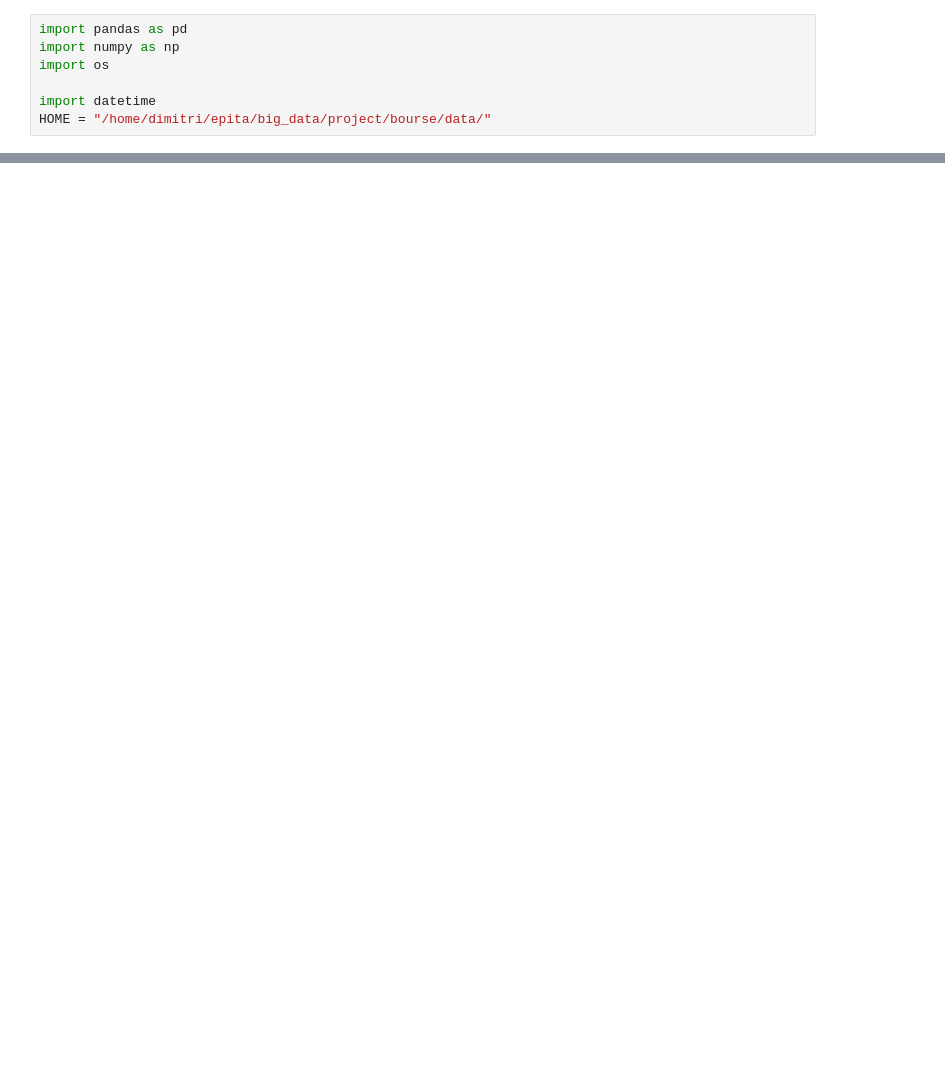
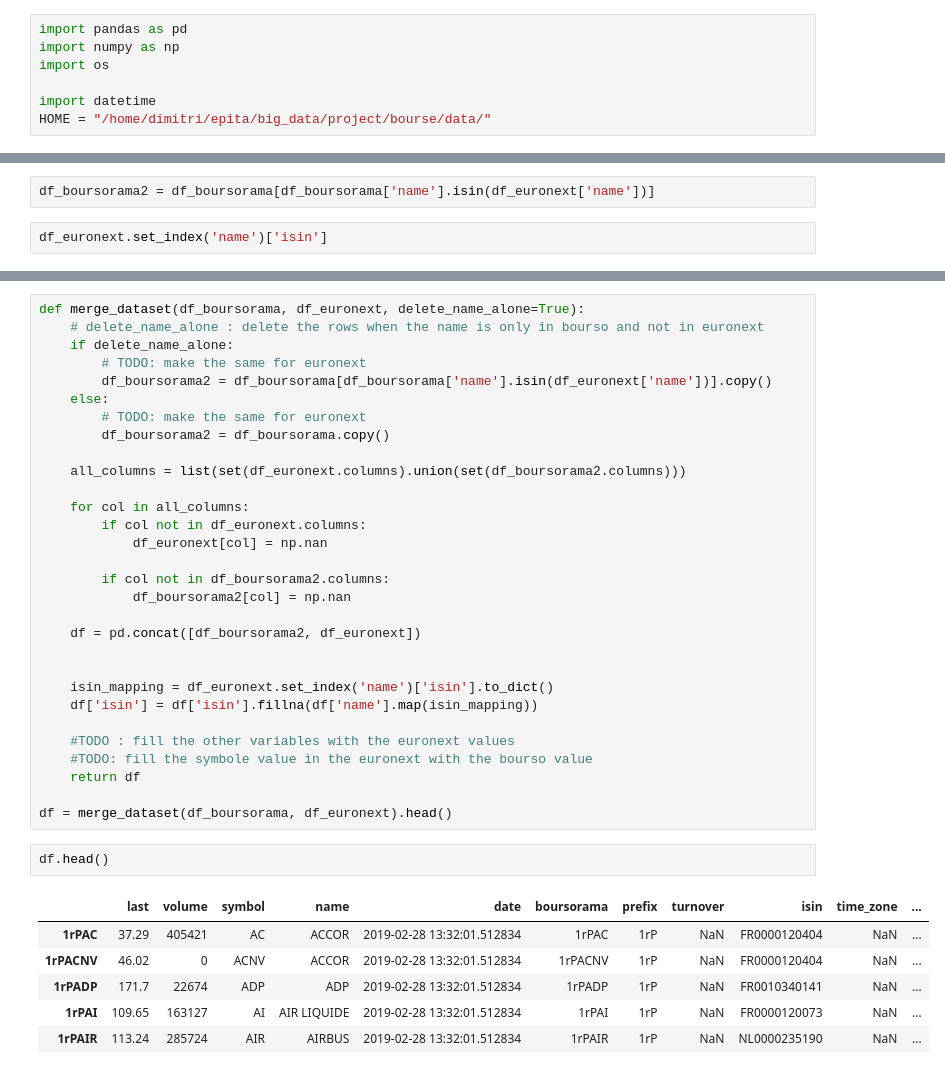
Before and after one commit to JulesRD/FinanceProject, a Jupyter notebook: etl/df_show.ipynb, the cells around one changed output, grey strips where cells are left out. Saved outputs shown, nothing was run; the diff lists cells and outputs as text; blank space fills up the shorter version.

```diff
--- a/etl/df_show.ipynb
+++ b/etl/df_show.ipynb
@@ -175,0 +192,4 @@ Number of files in the directory: 775
+# %%
+df_boursorama2 = df_boursorama[df_boursorama['name'].isin(df_euronext['name'])]
+# %%
+df_euronext.set_index('name')['isin']
@@ -175,0 +210,39 @@ Number of files in the directory: 775
+# %%
+def merge_dataset(df_boursorama, df_euronext, delete_name_alone=True):
+    # delete_name_alone : delete the rows when the name is only in bourso and not in euronext
+    if delete_name_alone:
+        # TODO: make the same for euronext
+        df_boursorama2 = df_boursorama[df_boursorama['name'].isin(df_euronext['name'])].copy()
+    else:
+        # TODO: make the same for euronext
+        df_boursorama2 = df_boursorama.copy()
+
+    all_columns = list(set(df_euronext.columns).union(set(df_boursorama2.columns)))
+
+    for col in all_columns:
+        if col not in df_euronext.columns:
+            df_euronext[col] = np.nan
+
+        if col not in df_boursorama2.columns:
+            df_boursorama2[col] = np.nan
+
+    df = pd.concat([df_boursorama2, df_euronext])
+
+
+    isin_mapping = df_euronext.set_index('name')['isin'].to_dict()
+    df['isin'] = df['isin'].fillna(df['name'].map(isin_mapping))
+
+    #TODO : fill the other variables with the euronext values
+    #TODO: fill the symbole value in the euronext with the bourso value
+    return df
+
+df = merge_dataset(df_boursorama, df_euronext).head()
+# %%
+df.head()
+# %% [output]
+|  | last | volume | symbol | name | date | boursorama | prefix | turnover | isin | time_zone | ... |
+| 1rPAC | 37.29 | 405421 | AC | ACCOR | 2019-02-28 13:32:01.512834 | 1rPAC | 1rP | NaN | FR0000120404 | NaN | ... |
+| 1rPACNV | 46.02 | 0 | ACNV | ACCOR | 2019-02-28 13:32:01.512834 | 1rPACNV | 1rP | NaN | FR0000120404 | NaN | ... |
+| 1rPADP | 171.7 | 22674 | ADP | ADP | 2019-02-28 13:32:01.512834 | 1rPADP | 1rP | NaN | FR0010340141 | NaN | ... |
+| 1rPAI | 109.65 | 163127 | AI | AIR LIQUIDE | 2019-02-28 13:32:01.512834 | 1rPAI | 1rP | NaN | FR0000120073 | NaN | ... |
+| 1rPAIR | 113.24 | 285724 | AIR | AIRBUS | 2019-02-28 13:32:01.512834 | 1rPAIR | 1rP | NaN | NL0000235190 | NaN | ... |
```
Also changed, not shown: parts of 17 cells of this notebook, 1 other file.
